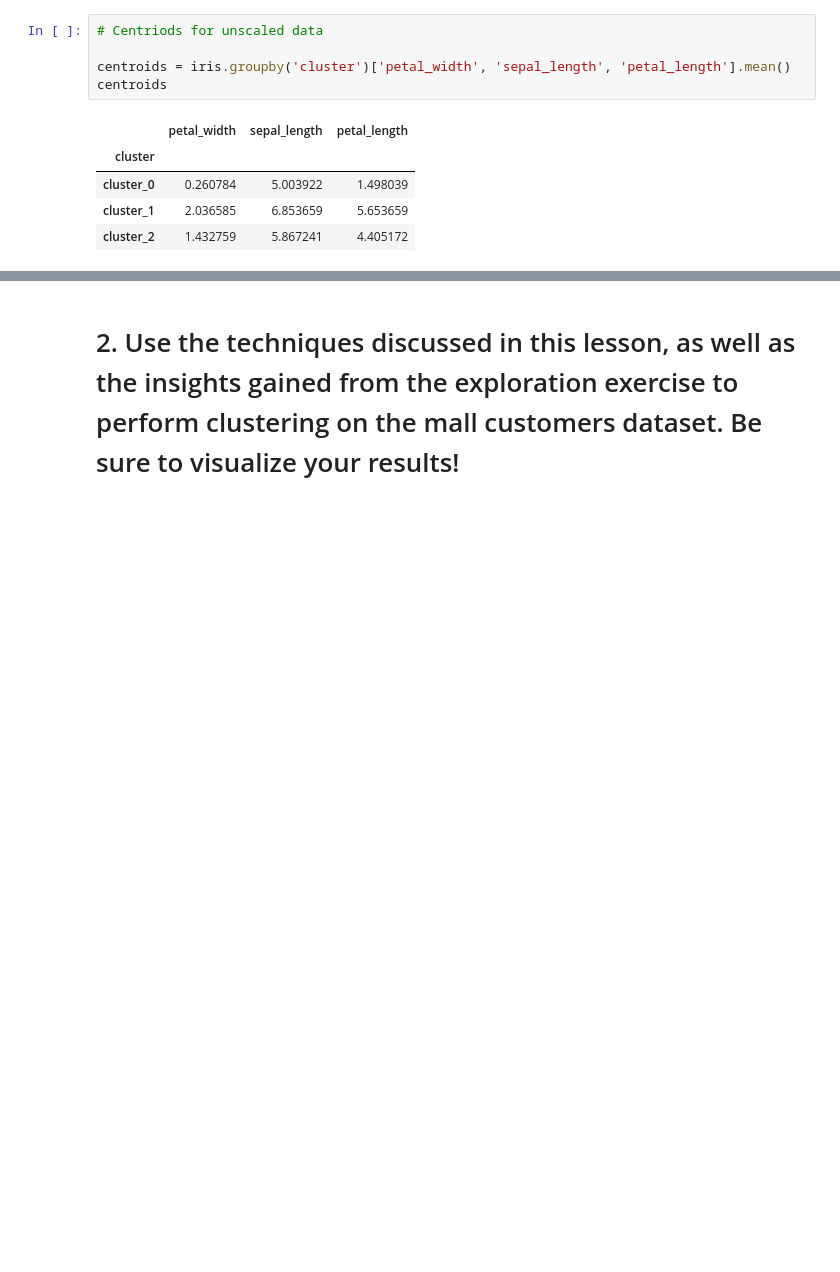
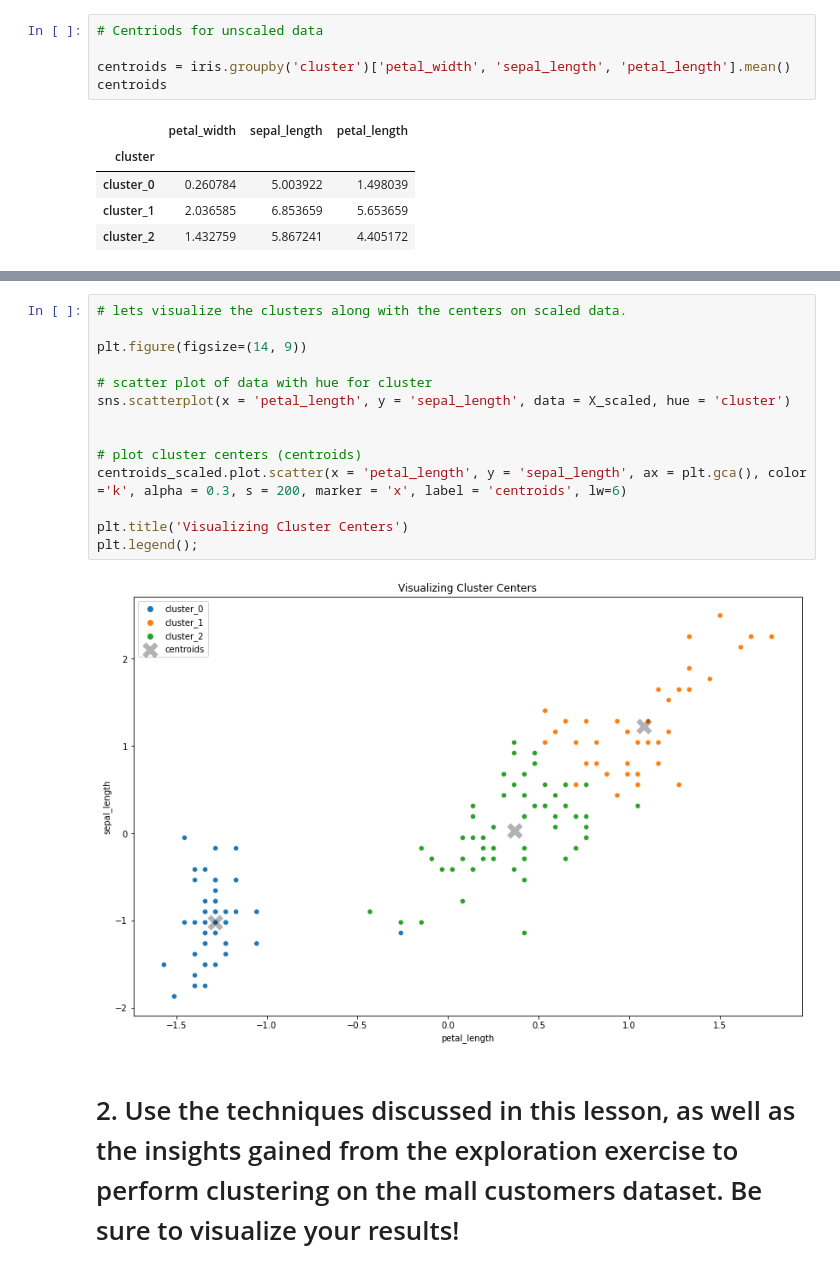
Before and after one commit to o0amandagomez0o/clustering-exercises, a Jupyter notebook: modeling.ipynb, the cells around one changed output, grey strips where cells are left out. Saved outputs shown, nothing was run; the diff lists cells and outputs as text; blank space fills up the shorter version.

```diff
--- a/modeling.ipynb
+++ b/modeling.ipynb
@@ -352,3 +401,19 @@ centroids
+# %%
+# lets visualize the clusters along with the centers on scaled data.
+
+plt.figure(figsize=(14, 9))
+
+# scatter plot of data with hue for cluster
+sns.scatterplot(x = 'petal_length', y = 'sepal_length', data = X_scaled, hue = 'cluster')
+
+
+# plot cluster centers (centroids)
+centroids_scaled.plot.scatter(x = 'petal_length', y = 'sepal_length', ax = plt.gca(), color ='k', alpha = 0.3, s = 200, marker = 'x', label = 'centroids', lw=6)
+
+plt.title('Visualizing Cluster Centers')
+plt.legend();
+# %% [output]
+[figure, added]
 # %% [markdown]
 # 2. Use the techniques discussed in this lesson, as well as the insights gained from the exploration exercise to perform clustering on the mall customers dataset. Be sure to visualize your results!
 # %%
```
Also changed, not shown: parts of 4 cells of this notebook, 1 other file.
